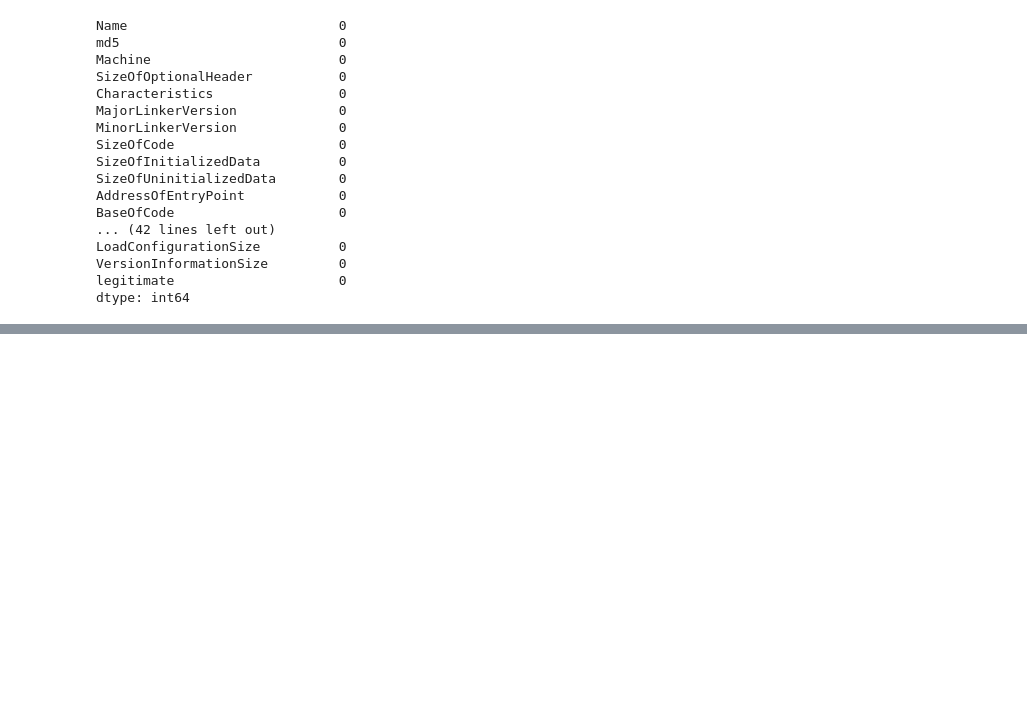
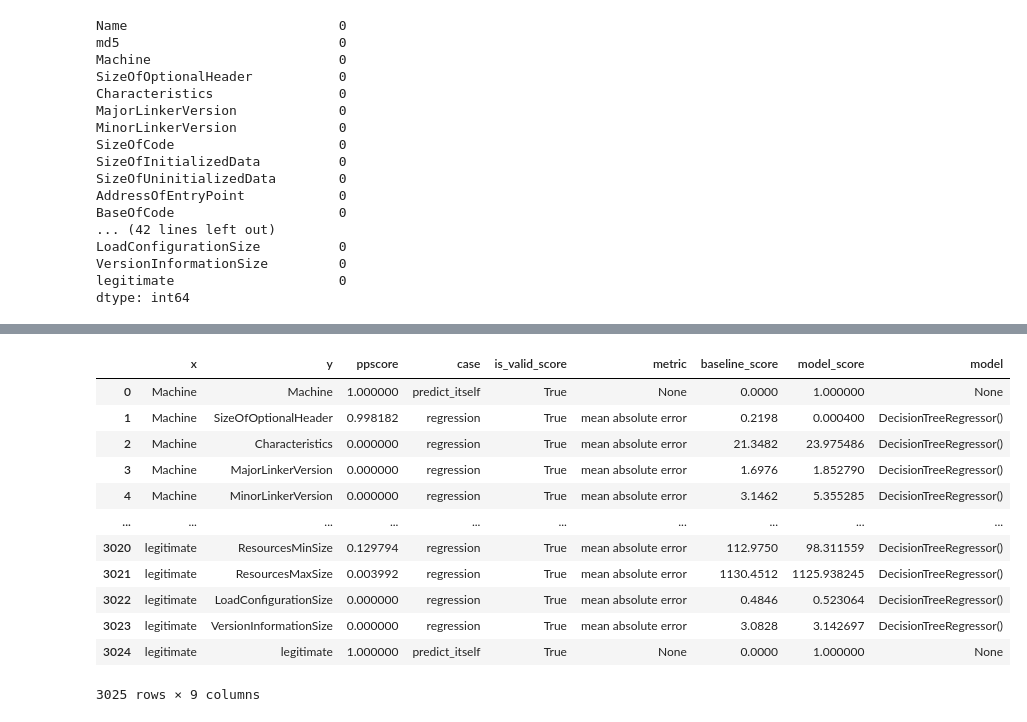
Before and after one commit to georgilasg/ekpa_homework, a Jupyter notebook: Ransomware.ipynb, the cells around one changed output, grey strips where cells are left out. Saved outputs shown, nothing was run; the diff lists cells and outputs as text; code cells hidden in the pictures; blank space fills up the shorter version.

```diff
--- a/Ransomware.ipynb
+++ b/Ransomware.ipynb
@@ -212,0 +295,4 @@ print(ranking_table_comparison)
+# %%
+#δημιουργία καινούριου συνόλου χωρίς τις κολώνες Name & md5 (μη αριθμητικές) και απεικόνιση των 5 πρώτων γραμμών
+clean_data_pps = clean_data.drop(['Name', 'md5'], axis=1)
+clean_data_pps.head()
@@ -212,0 +307,17 @@ print(ranking_table_comparison)
+# %%
+#υπολογισμός του πίνακα pps μεταξύ όλων των στηλών και η απεικόνισή του
+pps_matrix = pps.matrix(clean_data_pps)
+# %% [output]
+|  | x | y | ppscore | case | is_valid_score | metric | baseline_score | model_score | model |
+| 0 | Machine | Machine | 1.000000 | predict_itself | True | None | 0.0000 | 1.000000 | None |
+| 1 | Machine | SizeOfOptionalHeader | 0.998182 | regression | True | mean absolute error | 0.2198 | 0.000400 | DecisionTreeRegressor() |
+| 2 | Machine | Characteristics | 0.000000 | regression | True | mean absolute error | 21.3482 | 23.975486 | DecisionTreeRegressor() |
+| 3 | Machine | MajorLinkerVersion | 0.000000 | regression | True | mean absolute error | 1.6976 | 1.852790 | DecisionTreeRegressor() |
+| 4 | Machine | MinorLinkerVersion | 0.000000 | regression | True | mean absolute error | 3.1462 | 5.355285 | DecisionTreeRegressor() |
+| ... | ... | ... | ... | ... | ... | ... | ... | ... | ... |
+| 3020 | legitimate | ResourcesMinSize | 0.129794 | regression | True | mean absolute error | 112.9750 | 98.311559 | DecisionTreeRegressor() |
+| 3021 | legitimate | ResourcesMaxSize | 0.003992 | regression | True | mean absolute error | 1130.4512 | 1125.938245 | DecisionTreeRegressor() |
+| 3022 | legitimate | LoadConfigurationSize | 0.000000 | regression | True | mean absolute error | 0.4846 | 0.523064 | DecisionTreeRegressor() |
+| 3023 | legitimate | VersionInformationSize | 0.000000 | regression | True | mean absolute error | 3.0828 | 3.142697 | DecisionTreeRegressor() |
+| 3024 | legitimate | legitimate | 1.000000 | predict_itself | True | None | 0.0000 | 1.000000 | None |
+3025 rows × 9 columns
```
Also changed, not shown: parts of 12 cells of this notebook.
